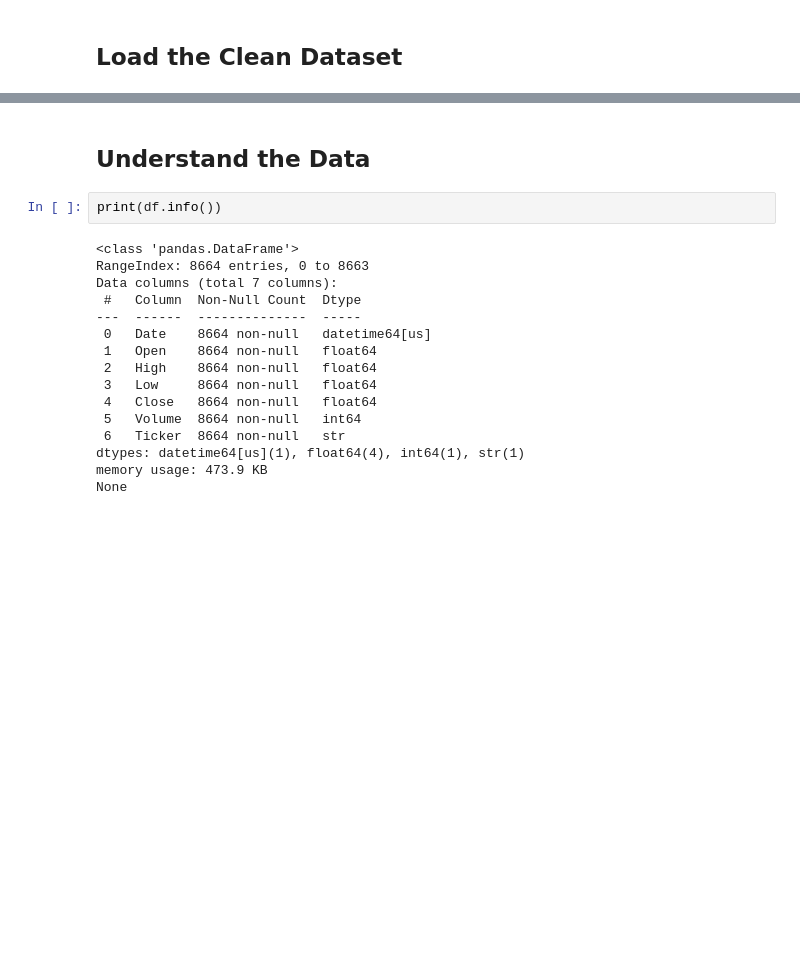
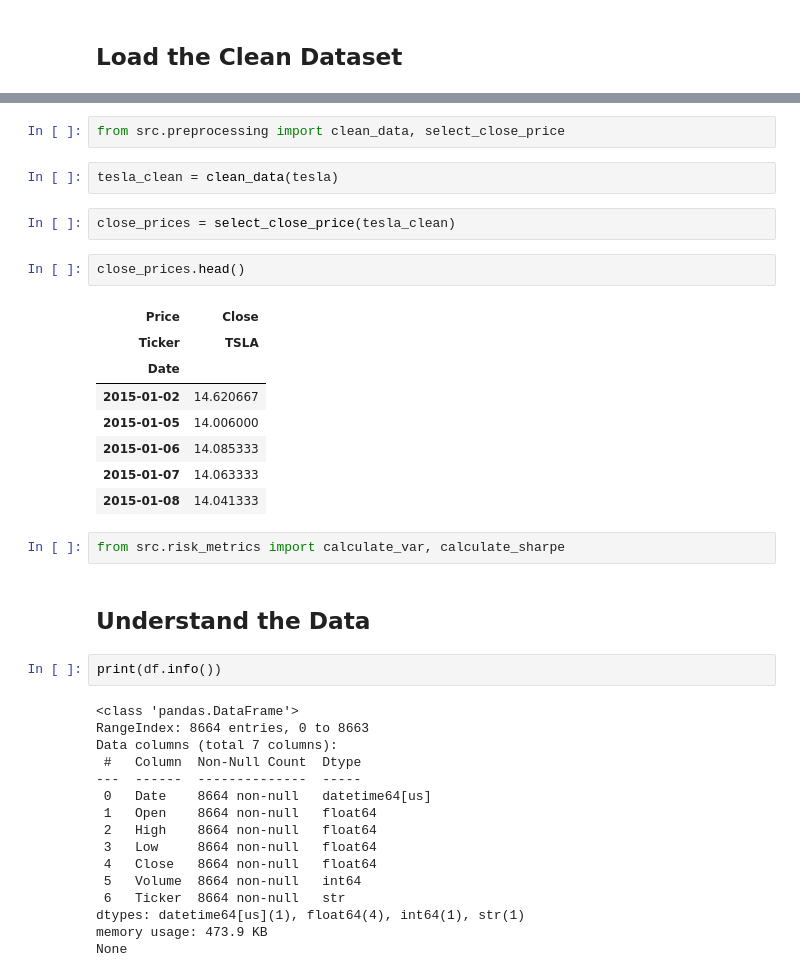
Before and after one commit to hawaebrahimhamid-png/portfolio-optimization, a Jupyter notebook: notebooks/task1_eda.ipynb, the cells around one changed output, grey strips where cells are left out. Saved outputs shown, nothing was run; the diff lists cells and outputs as text; blank space fills up the shorter version.

```diff
--- a/notebooks/task1_eda.ipynb
+++ b/notebooks/task1_eda.ipynb
@@ -19,3 +27,22 @@ df.head()
+# %%
+from src.preprocessing import clean_data, select_close_price
+# %%
+tesla_clean = clean_data(tesla)
+# %%
+close_prices = select_close_price(tesla_clean)
+# %%
+close_prices.head()
+# %% [output]
+| Price | Close |
+| Ticker | TSLA |
+| Date |  |
+| 2015-01-02 | 14.620667 |
+| 2015-01-05 | 14.006000 |
+| 2015-01-06 | 14.085333 |
+| 2015-01-07 | 14.063333 |
+| 2015-01-08 | 14.041333 |
+# %%
+from src.risk_metrics import calculate_var, calculate_sharpe
 # %% [markdown]
 ## Understand the Data
 # %%
```
Also changed, not shown: parts of 4 cells of this notebook, 13 other files.
